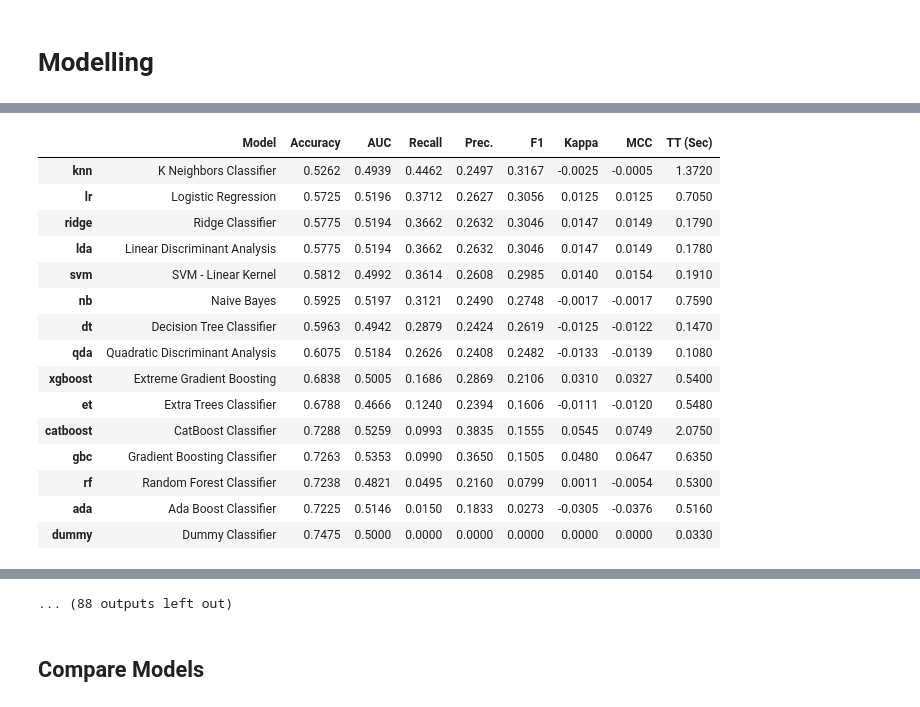
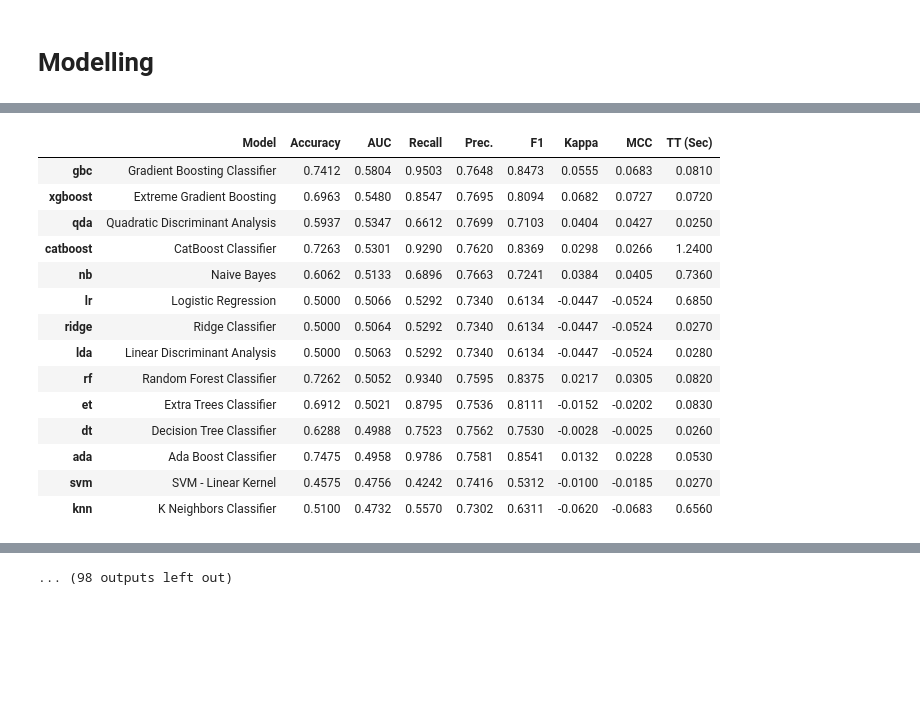
Before and after one commit to Dam314159/Machine-Learning-Operations, a Jupyter notebook: notebooks/Health_Modelling.ipynb, the cells around one changed output, grey strips where cells are left out. Cells and saved outputs as stored; diff of their text form; code cells hidden in the pictures; blank space fills up the shorter version.

Commit message:
Trained and tuned models

```diff
--- a/notebooks/Health_Modelling.ipynb
+++ b/notebooks/Health_Modelling.ipynb
@@ -39,31 +58,22 @@ mlflow.set_tracking_uri("http://127.0.0.1:5000")
 
 
 # Initialize PyCaret Setup and train models
-target_cols = ["Heart Disease", "Diabetes", "Stroke", "Kidney Disease", "Cancer", "Alzheimer's Disease", "COPD", "Liver Disease", "Parkinson's Disease", "Tuberculosis"]
+target_cols = ["Disease", "Heart Disease", "Diabetes", "Stroke", "Kidney Disease", "Cancer", "Alzheimer's Disease", "COPD", "Liver Disease", "Parkinson's Disease", "Tuberculosis"]
 
-reg_setups = {
-    "with": {},
-    "without": {},
-}
-
-best_models = {
-    "with": {},
-    "without": {},
-}
-
-comp_results = {
-    "with": {},
-    "without": {},
-}
-
+reg_setups = {"with": {}, "without": {}}
+models = {"with": {}, "without": {}, "top_10": {}}
+comp_results = {"with": {}, "without": {}}
 
 for col in target_cols:
     experiment_name = "health_" + col.lower().replace(" ", "_").replace("'", " ") + "_with"
+    other_target_cols = [tcol for tcol in target_cols if tcol != col]
 
+    # Setup with "Age" and "BMI" columns
     reg_setups["with"][col] = classification.setup(
         data=health_df,
         target=col,
         train_size=config.train_size,
+        ignore_features=other_target_cols,
         fix_imbalance=True,
         transformation=True,
         normalize=True,
@@ -72,14 +82,21 @@ for col in target_cols:
         experiment_name=experiment_name,
         memory=False,
     )
-    best_models["with"][col] = classification.compare_models(sort="F1")
-    comp_results["with"][col] = classification.pull().copy()
+    # Train and look at top 10 models
+    models["with"][col] = list(
+        zip(
+            classification.compare_models(sort="AUC", n_select=10, exclude=["dummy"]),
+            classification.pull()["AUC"],
+            ["with"] * 10,
+        )
+    )
 
+    # Setup without "Age" and "BMI" columns
     reg_setups["without"][col] = classification.setup(
         data=health_df,
         target=col,
         train_size=config.train_size,
-        ignore_features=["Age", "BMI"],
+        ignore_features=["Age", "BMI"] + other_target_cols,
         fix_imbalance=True,
         transformation=True,
         normalize=True,
@@ -88,8 +105,11 @@ for col in target_cols:
         experiment_name=experiment_name + "out",
         memory=False,
     )
-    best_models["without"][col] = classification.compare_models(sort="F1")
-    comp_results["without"][col] = classification.pull().copy()
+    # Train and look at top 10 models
+    models["without"][col] = list(zip(classification.compare_models(sort="AUC", n_select=10, exclude=["dummy"]), classification.pull()["AUC"], ["without"] * 10))
+
+    # Combine both into top 10
+    models["top_10"][col] = sorted(models["without"][col] + models["with"][col], key=lambda e: e[1], reverse=True)[:10]
 # %% [output]
 |  | Description | Value |
 | 0 | Session id | 67 |
@@ -111,18 +131,17 @@ for col in target_cols:
 [interactive output not drawn]
 |  | Model | Accuracy | AUC | Recall | Prec. | F1 | Kappa | MCC | TT (Sec) |
-| knn | K Neighbors Classifier | 0.5262 | 0.4939 | 0.4462 | 0.2497 | 0.3167 | -0.0025 | -0.0005 | 1.3720 |
-| lr | Logistic Regression | 0.5725 | 0.5196 | 0.3712 | 0.2627 | 0.3056 | 0.0125 | 0.0125 | 0.7050 |
-| ridge | Ridge Classifier | 0.5775 | 0.5194 | 0.3662 | 0.2632 | 0.3046 | 0.0147 | 0.0149 | 0.1790 |
-| lda | Linear Discriminant Analysis | 0.5775 | 0.5194 | 0.3662 | 0.2632 | 0.3046 | 0.0147 | 0.0149 | 0.1780 |
-| svm | SVM - Linear Kernel | 0.5812 | 0.4992 | 0.3614 | 0.2608 | 0.2985 | 0.0140 | 0.0154 | 0.1910 |
-| nb | Naive Bayes | 0.5925 | 0.5197 | 0.3121 | 0.2490 | 0.2748 | -0.0017 | -0.0017 | 0.7590 |
-| dt | Decision Tree Classifier | 0.5963 | 0.4942 | 0.2879 | 0.2424 | 0.2619 | -0.0125 | -0.0122 | 0.1470 |
-| qda | Quadratic Discriminant Analysis | 0.6075 | 0.5184 | 0.2626 | 0.2408 | 0.2482 | -0.0133 | -0.0139 | 0.1080 |
-| xgboost | Extreme Gradient Boosting | 0.6838 | 0.5005 | 0.1686 | 0.2869 | 0.2106 | 0.0310 | 0.0327 | 0.5400 |
-| et | Extra Trees Classifier | 0.6788 | 0.4666 | 0.1240 | 0.2394 | 0.1606 | -0.0111 | -0.0120 | 0.5480 |
-| catboost | CatBoost Classifier | 0.7288 | 0.5259 | 0.0993 | 0.3835 | 0.1555 | 0.0545 | 0.0749 | 2.0750 |
-| gbc | Gradient Boosting Classifier | 0.7263 | 0.5353 | 0.0990 | 0.3650 | 0.1505 | 0.0480 | 0.0647 | 0.6350 |
-| rf | Random Forest Classifier | 0.7238 | 0.4821 | 0.0495 | 0.2160 | 0.0799 | 0.0011 | -0.0054 | 0.5300 |
-| ada | Ada Boost Classifier | 0.7225 | 0.5146 | 0.0150 | 0.1833 | 0.0273 | -0.0305 | -0.0376 | 0.5160 |
-| dummy | Dummy Classifier | 0.7475 | 0.5000 | 0.0000 | 0.0000 | 0.0000 | 0.0000 | 0.0000 | 0.0330 |
+| gbc | Gradient Boosting Classifier | 0.7412 | 0.5804 | 0.9503 | 0.7648 | 0.8473 | 0.0555 | 0.0683 | 0.0810 |
+| xgboost | Extreme Gradient Boosting | 0.6963 | 0.5480 | 0.8547 | 0.7695 | 0.8094 | 0.0682 | 0.0727 | 0.0720 |
+| qda | Quadratic Discriminant Analysis | 0.5937 | 0.5347 | 0.6612 | 0.7699 | 0.7103 | 0.0404 | 0.0427 | 0.0250 |
+| catboost | CatBoost Classifier | 0.7263 | 0.5301 | 0.9290 | 0.7620 | 0.8369 | 0.0298 | 0.0266 | 1.2400 |
+| nb | Naive Bayes | 0.6062 | 0.5133 | 0.6896 | 0.7663 | 0.7241 | 0.0384 | 0.0405 | 0.7360 |
+| lr | Logistic Regression | 0.5000 | 0.5066 | 0.5292 | 0.7340 | 0.6134 | -0.0447 | -0.0524 | 0.6850 |
+| ridge | Ridge Classifier | 0.5000 | 0.5064 | 0.5292 | 0.7340 | 0.6134 | -0.0447 | -0.0524 | 0.0270 |
+| lda | Linear Discriminant Analysis | 0.5000 | 0.5063 | 0.5292 | 0.7340 | 0.6134 | -0.0447 | -0.0524 | 0.0280 |
+| rf | Random Forest Classifier | 0.7262 | 0.5052 | 0.9340 | 0.7595 | 0.8375 | 0.0217 | 0.0305 | 0.0820 |
+| et | Extra Trees Classifier | 0.6912 | 0.5021 | 0.8795 | 0.7536 | 0.8111 | -0.0152 | -0.0202 | 0.0830 |
+| dt | Decision Tree Classifier | 0.6288 | 0.4988 | 0.7523 | 0.7562 | 0.7530 | -0.0028 | -0.0025 | 0.0260 |
+| ada | Ada Boost Classifier | 0.7475 | 0.4958 | 0.9786 | 0.7581 | 0.8541 | 0.0132 | 0.0228 | 0.0530 |
+| svm | SVM - Linear Kernel | 0.4575 | 0.4756 | 0.4242 | 0.7416 | 0.5312 | -0.0100 | -0.0185 | 0.0270 |
+| knn | K Neighbors Classifier | 0.5100 | 0.4732 | 0.5570 | 0.7302 | 0.6311 | -0.0620 | -0.0683 | 0.6560 |
 [interactive output not drawn]
@@ -215,4 +233,2 @@ for col in target_cols:
 [interactive output not drawn]
-... (88 outputs left out)
+... (98 outputs left out)
-# %% [markdown]
-## Compare Models
```
Also changed, not shown: parts of 8 cells of this notebook, 6 other files.
